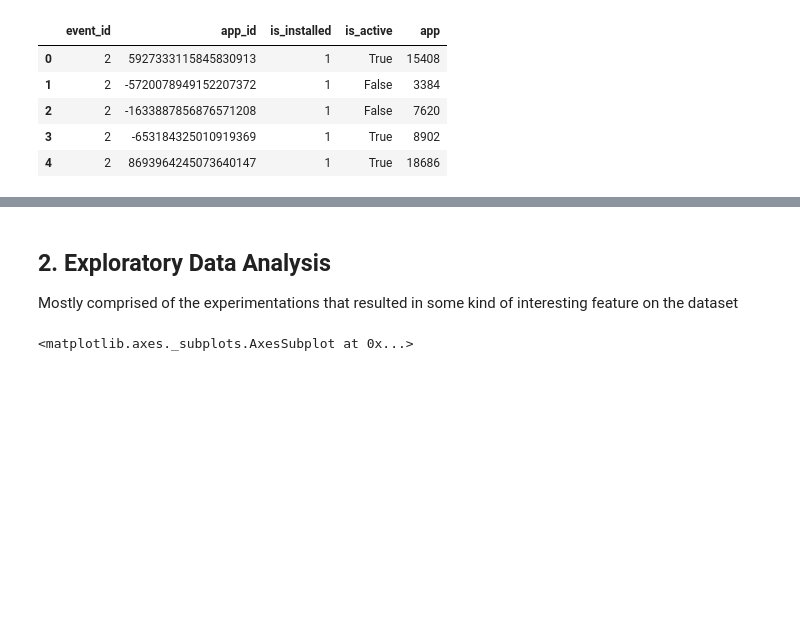
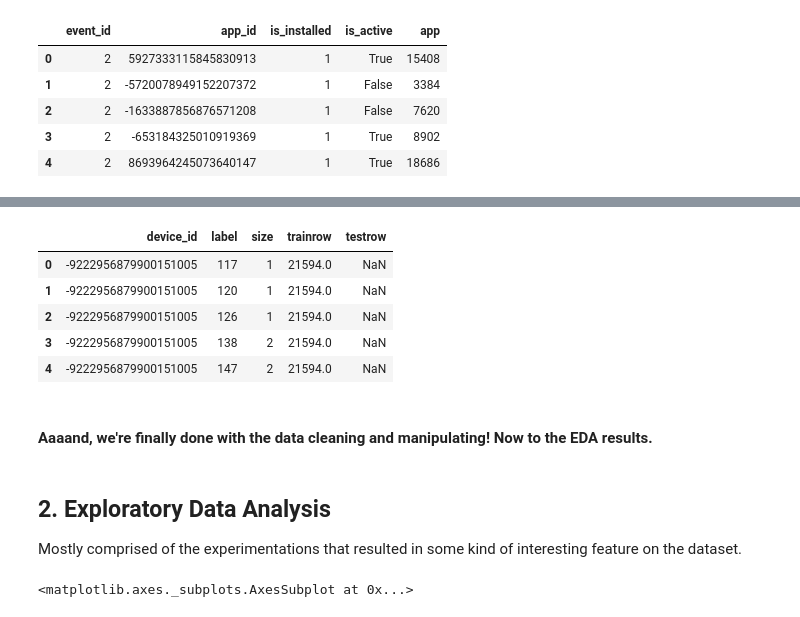
Before and after one commit to jonasca/TalkingData, a Jupyter notebook: TalkingData/08-10-16-JC-TalkingData.ipynb, the cells around one changed output, grey strips where cells are left out. Saved outputs shown, nothing was run; the diff lists cells and outputs as text; code cells hidden in the pictures; blank space fills up the shorter version.

```diff
--- a/TalkingData/08-10-16-JC-TalkingData.ipynb
+++ b/TalkingData/08-10-16-JC-TalkingData.ipynb
@@ -118,0 +154,11 @@ app_events.head()
+# %%
+# Cleaning and encoding the app labels
+
+app_labels2 = app_labels.loc[app_labels.app_id.isin(app_events.app_id.unique())]
+app_labels2['app'] = appencoder.transform(app_labels2.app_id)
+label_encoder = LabelEncoder().fit(app_labels2.label_id)
+app_labels2['label'] = label_encoder.transform(app_labels2.label_id)
+
+app_labels2.head()
+
+# Giving SettingWithCopyWarning: a value is trying to be set on a copy of a slice from a Dataframe. Investigate this.
@@ -118,0 +180,15 @@ app_events.head()
+# %%
+# Same procedure as in device_apps.
+
+device_labels = pd.merge(device_apps[['device_id','app']],app_labels2[['app','label']], how='left',left_on='app',right_on='app')
+device_labels = device_labels.groupby(['device_id','label'])['app'].agg(['size']).reset_index()
+device_labels = pd.merge(device_labels,train3[['trainrow']], how='left',left_on='device_id',right_index=True)
+device_labels = pd.merge(device_labels,test3[['testrow']],how='left',left_on='device_id',right_index=True)
+device_labels.head()
+# %% [output]
+|  | device_id | label | size | trainrow | testrow |
+| 0 | -9222956879900151005 | 117 | 1 | 21594.0 | NaN |
+| 1 | -9222956879900151005 | 120 | 1 | 21594.0 | NaN |
+| 2 | -9222956879900151005 | 126 | 1 | 21594.0 | NaN |
+| 3 | -9222956879900151005 | 138 | 2 | 21594.0 | NaN |
+| 4 | -9222956879900151005 | 147 | 2 | 21594.0 | NaN |
@@ -119,7 +210,9 @@ app_events.head()
+# %% [markdown]
+#### Aaaand, we're finally done with the data cleaning and manipulating! Now to the EDA results.
 # %% [markdown]
 ## 2. Exploratory Data Analysis
 
-Mostly comprised of the experimentations that resulted in some kind of interesting feature on the dataset
+Mostly comprised of the experimentations that resulted in some kind of interesting feature on the dataset.
 # %%
 fig, axs = plt.subplots(1,2)
 train.group.value_counts().sort_index(ascending=False).plot(ax=axs[0], kind='barh')
```
Also changed, not shown: parts of 11 cells of this notebook.
